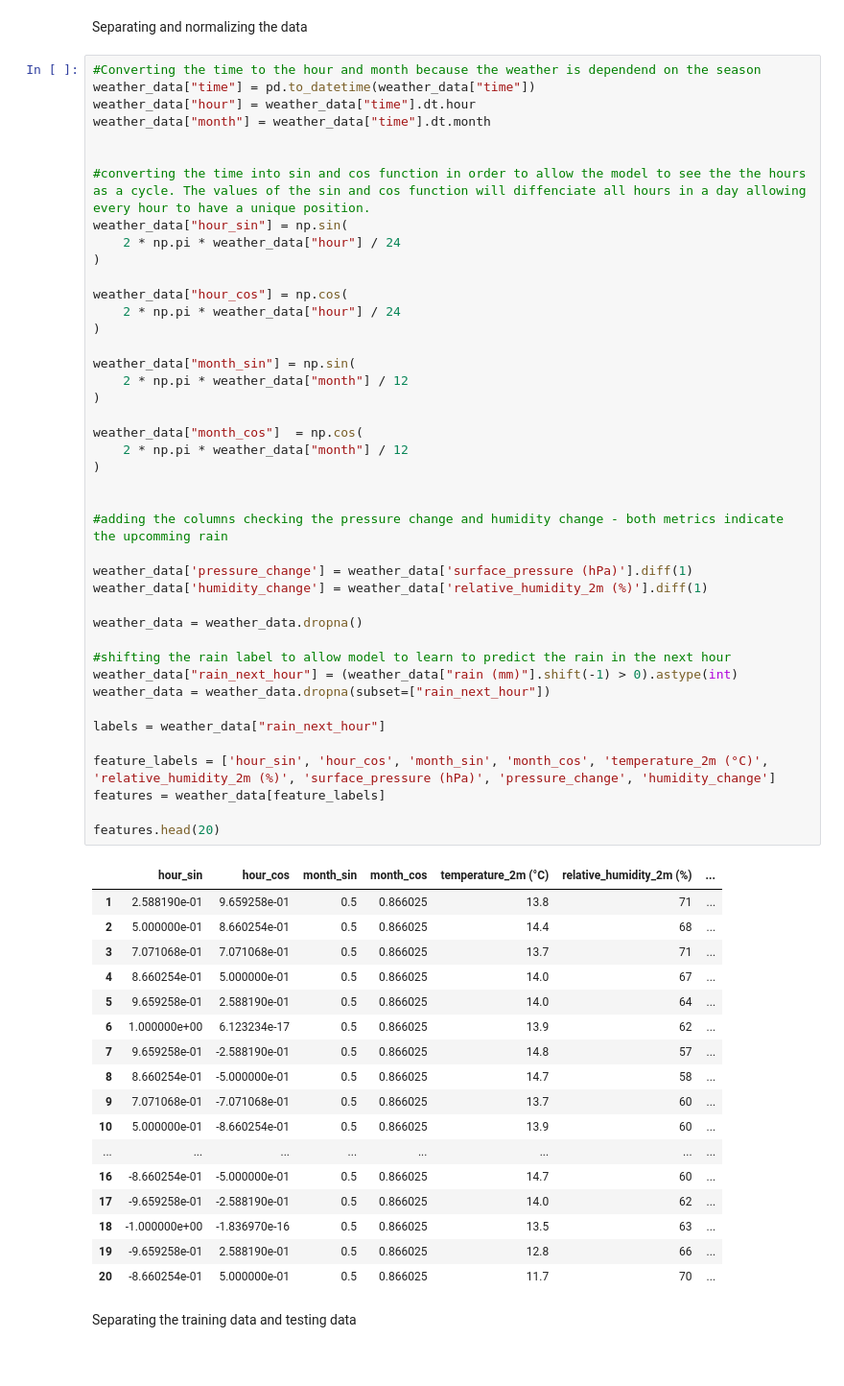
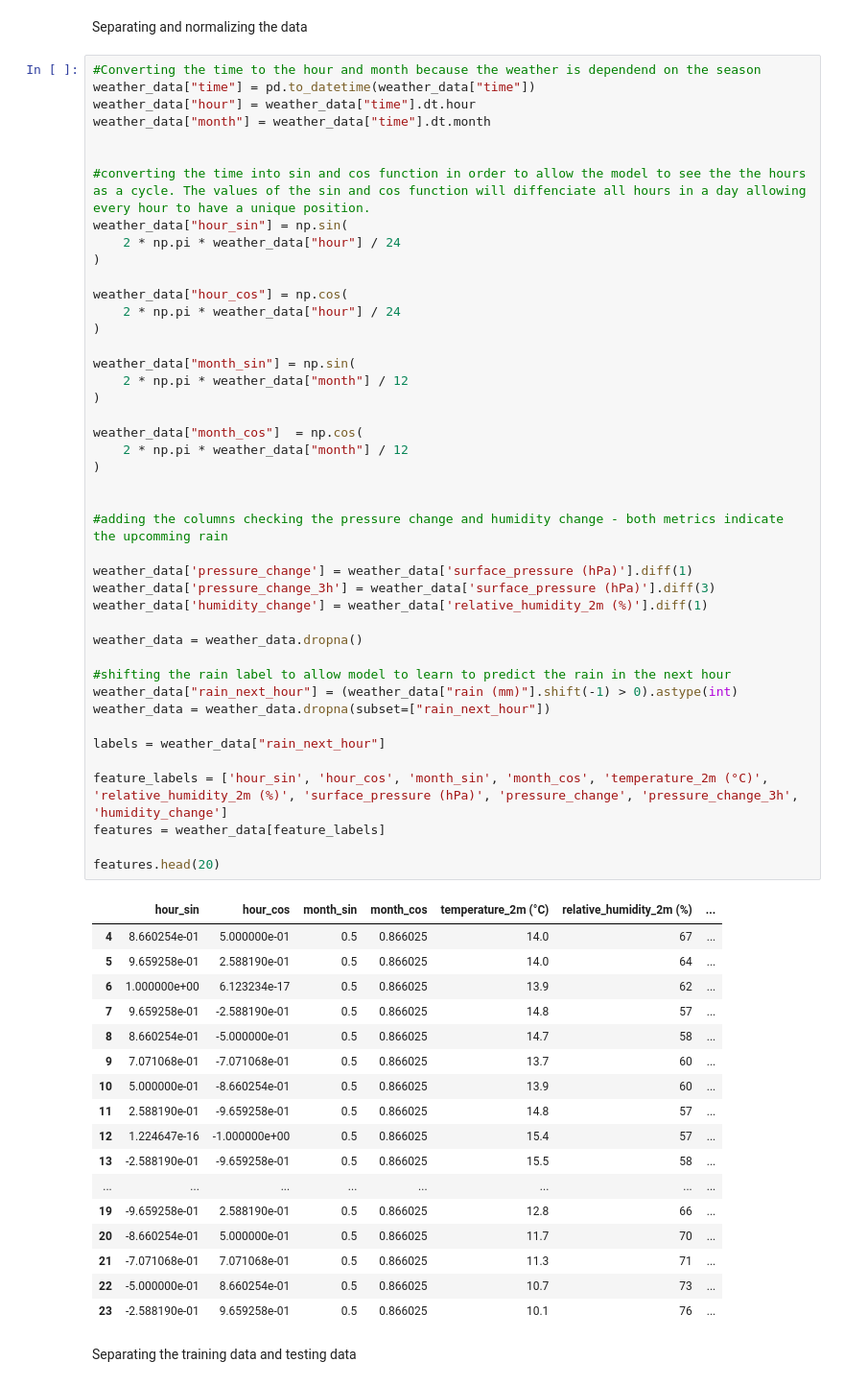
Before and after one commit to Drakie444/Machine-Learning, a Jupyter notebook: ml/projects/weather_prediction_espmodel/weather_prediction_v2.ipynb, the cells around one changed output. Shown at 96% size. Drawn from its saved outputs; the diff is of its cells as text.

```diff
--- a/ml/projects/weather_prediction_espmodel/weather_prediction_v2.ipynb
+++ b/ml/projects/weather_prediction_espmodel/weather_prediction_v2.ipynb
@@ -94,37 +94,35 @@ weather_data["hour_cos"] = np.cos(
     2 * np.pi * weather_data["hour"] / 24
 )
 
 weather_data["month_sin"] = np.sin(
     2 * np.pi * weather_data["month"] / 12
 )
 
 weather_data["month_cos"]  = np.cos(
     2 * np.pi * weather_data["month"] / 12
 )
 
 
 #adding the columns checking the pressure change and humidity change - both metrics indicate the upcomming rain
 
 weather_data['pressure_change'] = weather_data['surface_pressure (hPa)'].diff(1)
+weather_data['pressure_change_3h'] = weather_data['surface_pressure (hPa)'].diff(3)
 weather_data['humidity_change'] = weather_data['relative_humidity_2m (%)'].diff(1)
 
 weather_data = weather_data.dropna()
 
 #shifting the rain label to allow model to learn to predict the rain in the next hour
 weather_data["rain_next_hour"] = (weather_data["rain (mm)"].shift(-1) > 0).astype(int)
 weather_data = weather_data.dropna(subset=["rain_next_hour"])
 
 labels = weather_data["rain_next_hour"]
 
-feature_labels = ['hour_sin', 'hour_cos', 'month_sin', 'month_cos', 'temperature_2m (°C)', 'relative_humidity_2m (%)', 'surface_pressure (hPa)', 'pressure_change', 'humidity_change']
+feature_labels = ['hour_sin', 'hour_cos', 'month_sin', 'month_cos', 'temperature_2m (°C)', 'relative_humidity_2m (%)', 'surface_pressure (hPa)', 'pressure_change', 'pressure_change_3h', 'humidity_change']
 features = weather_data[feature_labels]
 
 features.head(20)
 # %% [output]
 |  | hour_sin | hour_cos | month_sin | month_cos | temperature_2m (°C) | relative_humidity_2m (%) | ... |
-| 1 | 2.588190e-01 | 9.659258e-01 | 0.5 | 0.866025 | 13.8 | 71 | ... |
-| 2 | 5.000000e-01 | 8.660254e-01 | 0.5 | 0.866025 | 14.4 | 68 | ... |
-| 3 | 7.071068e-01 | 7.071068e-01 | 0.5 | 0.866025 | 13.7 | 71 | ... |
 | 4 | 8.660254e-01 | 5.000000e-01 | 0.5 | 0.866025 | 14.0 | 67 | ... |
 | 5 | 9.659258e-01 | 2.588190e-01 | 0.5 | 0.866025 | 14.0 | 64 | ... |
 | 6 | 1.000000e+00 | 6.123234e-17 | 0.5 | 0.866025 | 13.9 | 62 | ... |
@@ -132,12 +130,15 @@ features.head(20)
 | 8 | 8.660254e-01 | -5.000000e-01 | 0.5 | 0.866025 | 14.7 | 58 | ... |
 | 9 | 7.071068e-01 | -7.071068e-01 | 0.5 | 0.866025 | 13.7 | 60 | ... |
 | 10 | 5.000000e-01 | -8.660254e-01 | 0.5 | 0.866025 | 13.9 | 60 | ... |
+| 11 | 2.588190e-01 | -9.659258e-01 | 0.5 | 0.866025 | 14.8 | 57 | ... |
+| 12 | 1.224647e-16 | -1.000000e+00 | 0.5 | 0.866025 | 15.4 | 57 | ... |
+| 13 | -2.588190e-01 | -9.659258e-01 | 0.5 | 0.866025 | 15.5 | 58 | ... |
 | ... | ... | ... | ... | ... | ... | ... | ... |
-| 16 | -8.660254e-01 | -5.000000e-01 | 0.5 | 0.866025 | 14.7 | 60 | ... |
-| 17 | -9.659258e-01 | -2.588190e-01 | 0.5 | 0.866025 | 14.0 | 62 | ... |
-| 18 | -1.000000e+00 | -1.836970e-16 | 0.5 | 0.866025 | 13.5 | 63 | ... |
 | 19 | -9.659258e-01 | 2.588190e-01 | 0.5 | 0.866025 | 12.8 | 66 | ... |
 | 20 | -8.660254e-01 | 5.000000e-01 | 0.5 | 0.866025 | 11.7 | 70 | ... |
+| 21 | -7.071068e-01 | 7.071068e-01 | 0.5 | 0.866025 | 11.3 | 71 | ... |
+| 22 | -5.000000e-01 | 8.660254e-01 | 0.5 | 0.866025 | 10.7 | 73 | ... |
+| 23 | -2.588190e-01 | 9.659258e-01 | 0.5 | 0.866025 | 10.1 | 76 | ... |
 # %% [markdown]
 Separating the training data and testing data
 # %%
```
Also changed, not shown: parts of 3 cells of this notebook.
